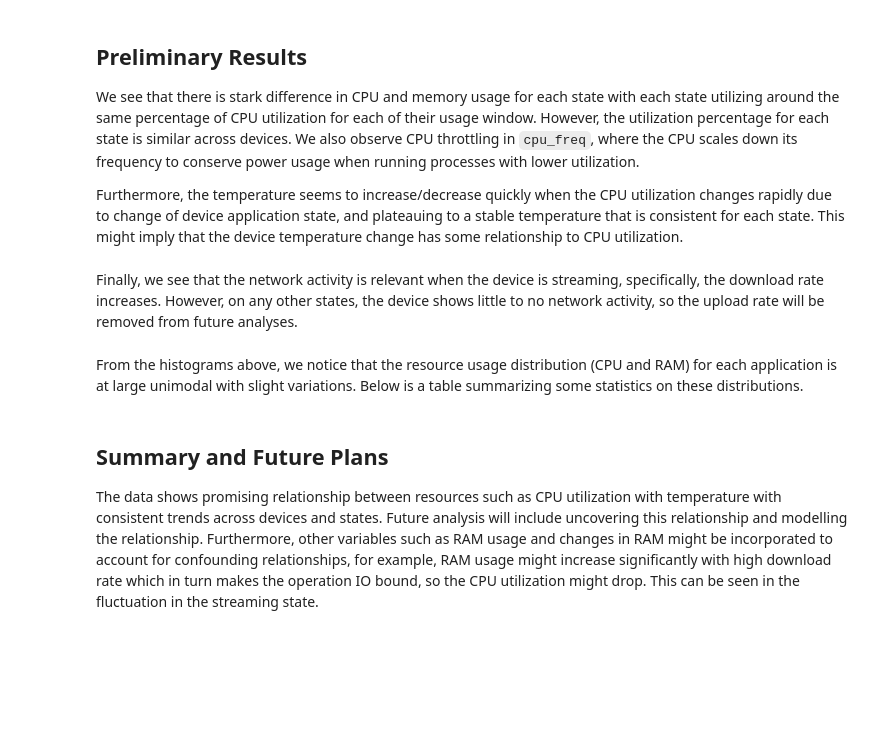
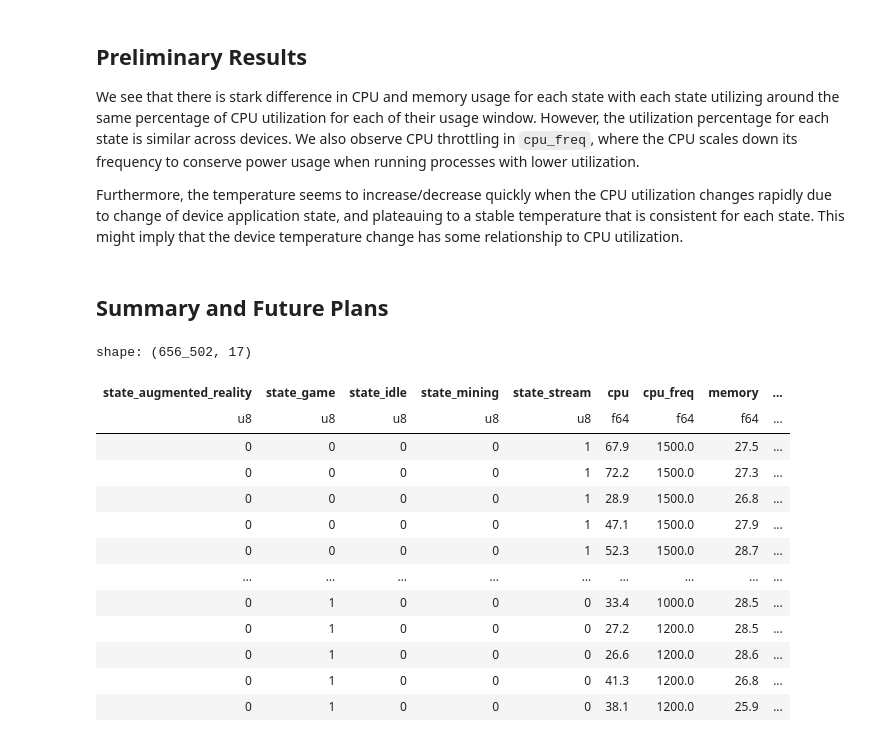
Before and after one commit to CuriousChum/jsc370, a Jupyter notebook: midterm/midterm.ipynb, the cells around one changed output. Cells and saved outputs as stored; diff of their text form; code cells hidden in the pictures; blank space fills up the shorter version.

```diff
--- a/midterm/midterm.ipynb
+++ b/midterm/midterm.ipynb
@@ -189,2 +278,0 @@ plot_mult_time_series(plotdf,
-# %% [markdown]
-Finally, we see that the network activity is relevant when the device is streaming, specifically, the download rate increases. However, on any other states, the device shows little to no network activity, so the upload rate will be removed from future analyses.
@@ -212,2 +278,0 @@ plt.show()
-# %% [markdown]
-From the histograms above, we notice that the resource usage distribution (CPU and RAM) for each application is at large unimodal with slight variations. Below is a table summarizing some statistics on these distributions.
@@ -241,4 +279,29 @@ df_4.describe()
-# %% [markdown]
-## Summary and Future Plans
-
-The data shows promising relationship between resources such as CPU utilization with temperature with consistent trends across devices and states. Future analysis will include uncovering this relationship and modelling the relationship. Furthermore, other variables such as RAM usage and changes in RAM might be incorporated to account for confounding relationships, for example, RAM usage might increase significantly with high download rate which in turn makes the operation IO bound, so the CPU utilization might drop. This can be seen in the fluctuation in the streaming state.
+# %% [markdown]
+## Summary and Future Plans
+# %%
+df_enc = df_feat.to_dummies(columns=["state", "pi_id"])
+X  = df_enc.drop("temp", "time_stamp", "time", "run_id")
+X_ = df_feat.to_dummies(columns=["state"]).drop("temp", "time_stamp", "time", "run_id", "pi_id")
+y  = df_feat["temp"]
+
+X_
+
+# from statsmodels.tsa.stattools import ccf
+
+# max_lag = 60                   # 60 × 5 s  = 5 minutes
+# ccf_xy  = ccf(x, y, adjusted=False)[:max_lag + 1]
+# %% [output]
+shape: (656_502, 17)
+| state_augmented_reality | state_game | state_idle | state_mining | state_stream | cpu | cpu_freq | memory | ... |
+| u8 | u8 | u8 | u8 | u8 | f64 | f64 | f64 | ... |
+| 0 | 0 | 0 | 0 | 1 | 67.9 | 1500.0 | 27.5 | ... |
+| 0 | 0 | 0 | 0 | 1 | 72.2 | 1500.0 | 27.3 | ... |
+| 0 | 0 | 0 | 0 | 1 | 28.9 | 1500.0 | 26.8 | ... |
+| 0 | 0 | 0 | 0 | 1 | 47.1 | 1500.0 | 27.9 | ... |
+| 0 | 0 | 0 | 0 | 1 | 52.3 | 1500.0 | 28.7 | ... |
+| … | … | … | … | … | … | … | … | ... |
+| 0 | 1 | 0 | 0 | 0 | 33.4 | 1000.0 | 28.5 | ... |
+| 0 | 1 | 0 | 0 | 0 | 27.2 | 1200.0 | 28.5 | ... |
+| 0 | 1 | 0 | 0 | 0 | 26.6 | 1200.0 | 28.6 | ... |
+| 0 | 1 | 0 | 0 | 0 | 41.3 | 1200.0 | 26.8 | ... |
+| 0 | 1 | 0 | 0 | 0 | 38.1 | 1200.0 | 25.9 | ... |
```
Also changed, not shown: parts of 38 cells of this notebook, 3 other files.
